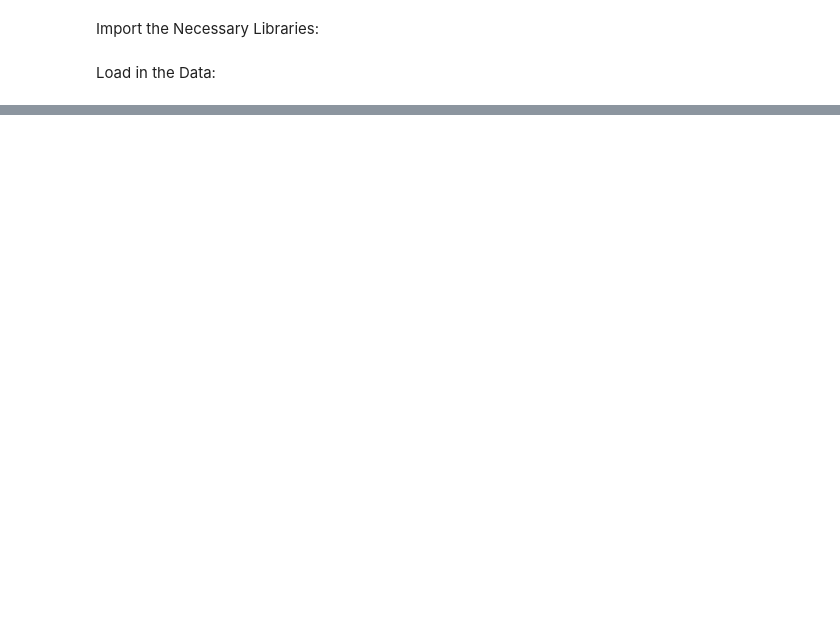
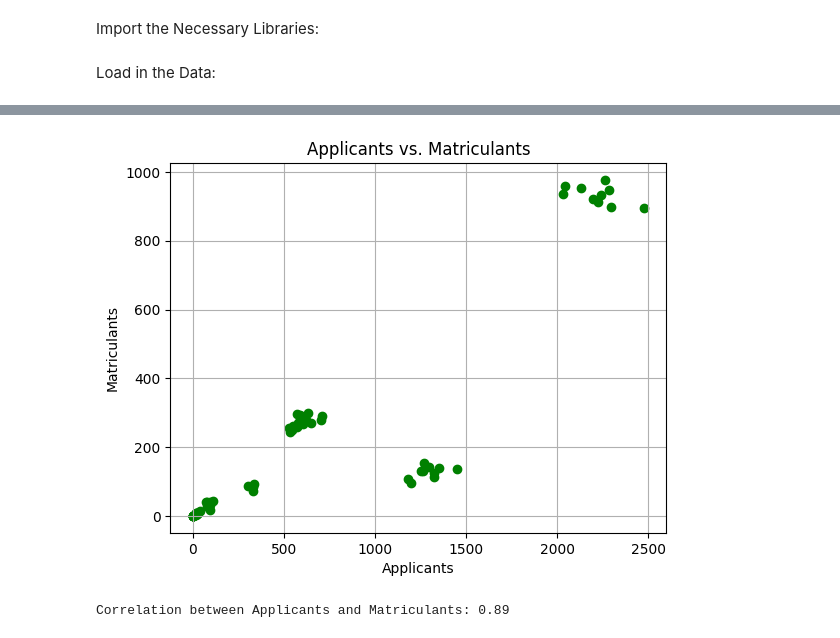
Before and after one commit to elderorange247/coding_school, a Jupyter notebook: DSRPproject[Tamera_Thompson].ipynb, the cells around one changed output, grey strips where cells are left out. Saved outputs shown, nothing was run; the diff lists cells and outputs as text; code cells hidden in the pictures; blank space fills up the shorter version.

```diff
--- a/DSRPproject[Tamera_Thompson].ipynb
+++ b/DSRPproject[Tamera_Thompson].ipynb
@@ -209,0 +31,12 @@ dtype: object
+# %%
+# This will import data from the url into a DataFrame.
+Matriculants_MD_Granting_Medical_Schools = '/content/drive/MyDrive/DSRP Project/2024_FACTS_Table_A-4.xlsx'
+# The pd.read_excel() function in a Colab notebook is used to read Excel files and load their data into a Pandas DataFrame.
+# This allows you to manipulate, analyze, and visualize the data efficiently within your Python environment.
+matriculants_df = pd.read_excel(Matriculants_MD_Granting_Medical_Schools)
+# %%
+# This will import data from the url into a DataFrame.
+Applicants_by_State_of_Legal_Residence = '/content/drive/MyDrive/DSRP Project/2024_FACTS_Table_A-3.xlsx'
+# The pd.read_excel() function in a Colab notebook is used to read Excel files and load their data into a Pandas DataFrame.
+# This allows you to manipulate, analyze, and visualize the data efficiently within your Python environment.
+applicants_df = pd.read_excel(Applicants_by_State_of_Legal_Residence)
@@ -209,0 +249,22 @@ dtype: object
+# %%
+
+plt.scatter(merged_df['Applicants'], merged_df['Matriculants'], color = 'green')
+
+plt.title('Applicants vs. Matriculants')
+
+plt.xlabel('Applicants')
+
+plt.ylabel('Matriculants')
+
+plt.grid(True)
+
+plt.show()
+# %% [output]
+[figure, added]
+# %%
+
+correlation = merged_df['Applicants'].corr(merged_df['Matriculants'])
+
+print(f"Correlation between Applicants and Matriculants: {correlation:.2f}")
+# %% [output]
+Correlation between Applicants and Matriculants: 0.89
```
Also changed, not shown: parts of 54 cells of this notebook.
